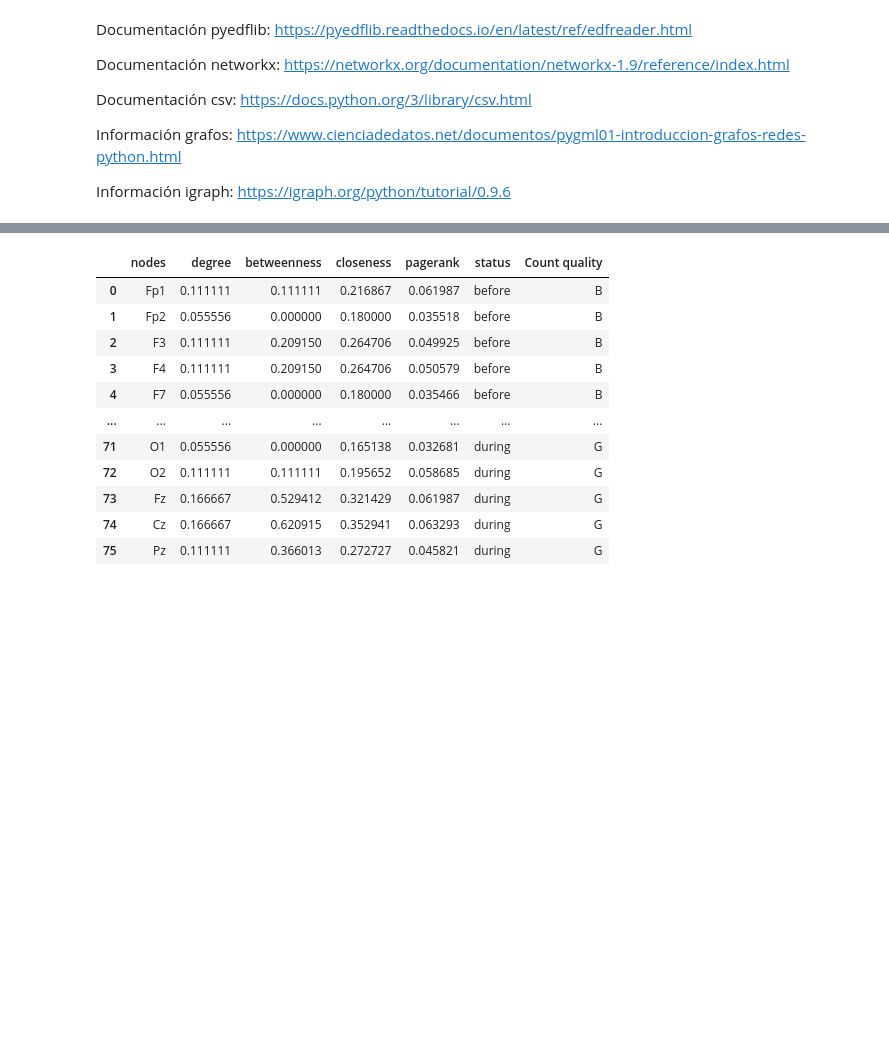
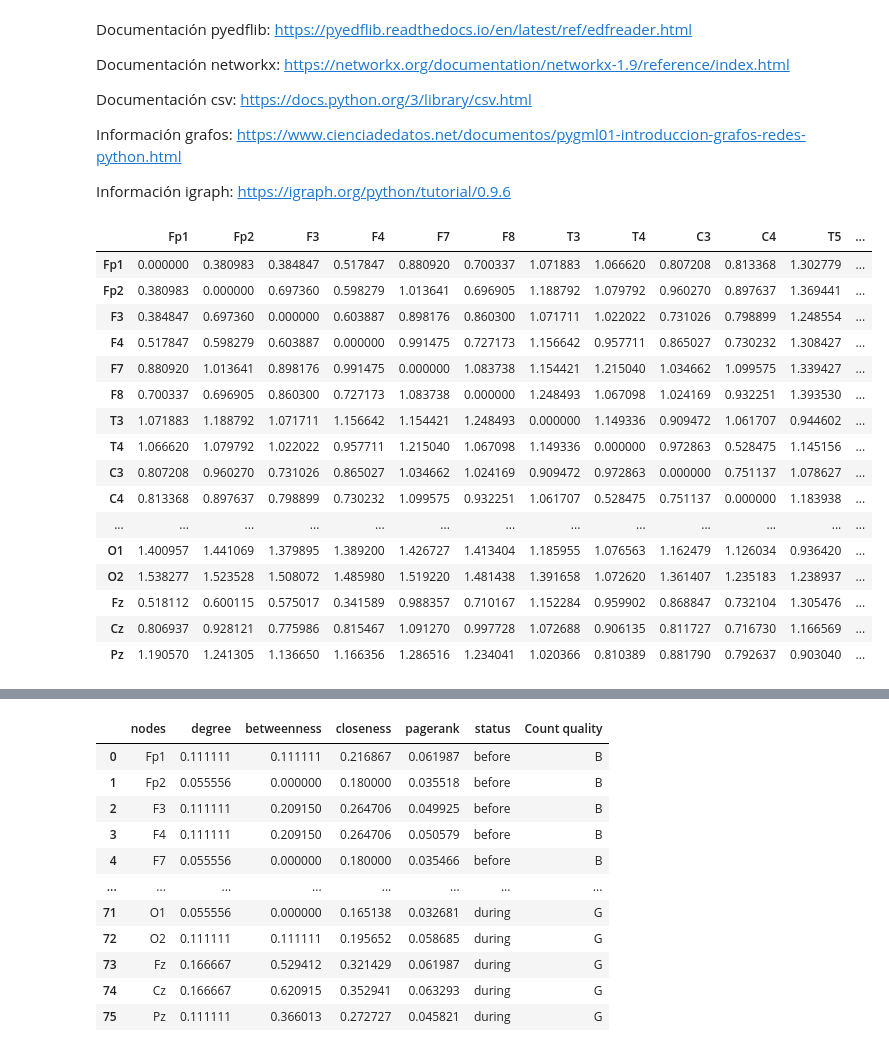
Before and after one commit to dosquisd/EEG-arithmetic-task, a Jupyter notebook: EEG.ipynb, the cells around one changed output, grey strips where cells are left out. Saved outputs shown, nothing was run; the diff lists cells and outputs as text; code cells hidden in the pictures; blank space fills up the shorter version.

```diff
--- a/EEG.ipynb
+++ b/EEG.ipynb
@@ -124,13 +124,36 @@ def get_centrality_from_df(df_distances: pd.DataFrame) -> pd.DataFrame:
 # %%
 path: str = 'Archivos\\Subject00\\csv\\Subject00_1.csv'
 df: pd.DataFrame = pd.read_csv(path, sep=';')
 
 df['EEG channels'] = CHANNELS
 df = df.set_index('EEG channels')
 
 df = np.transpose(df)
 
 # Hacer la matriz de correlación
 df_correlation: pd.DataFrame = df.corr()
 
-df_correlation
+# Obtener las listas de las distancias a partir de las correlaciones
+# Dij = sqrt(2 * (1 - Cij))
+
+df_distances: pd.DataFrame = pd.DataFrame(np.sqrt(2 * (1 - df_correlation)), index=CHANNELS, columns=CHANNELS)
+
+df_distances
+# %% [output]
+|  | Fp1 | Fp2 | F3 | F4 | F7 | F8 | T3 | T4 | C3 | C4 | T5 | ... |
+| Fp1 | 0.000000 | 0.380983 | 0.384847 | 0.517847 | 0.880920 | 0.700337 | 1.071883 | 1.066620 | 0.807208 | 0.813368 | 1.302779 | ... |
+| Fp2 | 0.380983 | 0.000000 | 0.697360 | 0.598279 | 1.013641 | 0.696905 | 1.188792 | 1.079792 | 0.960270 | 0.897637 | 1.369441 | ... |
+| F3 | 0.384847 | 0.697360 | 0.000000 | 0.603887 | 0.898176 | 0.860300 | 1.071711 | 1.022022 | 0.731026 | 0.798899 | 1.248554 | ... |
+| F4 | 0.517847 | 0.598279 | 0.603887 | 0.000000 | 0.991475 | 0.727173 | 1.156642 | 0.957711 | 0.865027 | 0.730232 | 1.308427 | ... |
+| F7 | 0.880920 | 1.013641 | 0.898176 | 0.991475 | 0.000000 | 1.083738 | 1.154421 | 1.215040 | 1.034662 | 1.099575 | 1.339427 | ... |
+| F8 | 0.700337 | 0.696905 | 0.860300 | 0.727173 | 1.083738 | 0.000000 | 1.248493 | 1.067098 | 1.024169 | 0.932251 | 1.393530 | ... |
+| T3 | 1.071883 | 1.188792 | 1.071711 | 1.156642 | 1.154421 | 1.248493 | 0.000000 | 1.149336 | 0.909472 | 1.061707 | 0.944602 | ... |
+| T4 | 1.066620 | 1.079792 | 1.022022 | 0.957711 | 1.215040 | 1.067098 | 1.149336 | 0.000000 | 0.972863 | 0.528475 | 1.145156 | ... |
+| C3 | 0.807208 | 0.960270 | 0.731026 | 0.865027 | 1.034662 | 1.024169 | 0.909472 | 0.972863 | 0.000000 | 0.751137 | 1.078627 | ... |
+| C4 | 0.813368 | 0.897637 | 0.798899 | 0.730232 | 1.099575 | 0.932251 | 1.061707 | 0.528475 | 0.751137 | 0.000000 | 1.183938 | ... |
+| ... | ... | ... | ... | ... | ... | ... | ... | ... | ... | ... | ... | ... |
+| O1 | 1.400957 | 1.441069 | 1.379895 | 1.389200 | 1.426727 | 1.413404 | 1.185955 | 1.076563 | 1.162479 | 1.126034 | 0.936420 | ... |
+| O2 | 1.538277 | 1.523528 | 1.508072 | 1.485980 | 1.519220 | 1.481438 | 1.391658 | 1.072620 | 1.361407 | 1.235183 | 1.238937 | ... |
+| Fz | 0.518112 | 0.600115 | 0.575017 | 0.341589 | 0.988357 | 0.710167 | 1.152284 | 0.959902 | 0.868847 | 0.732104 | 1.305476 | ... |
+| Cz | 0.806937 | 0.928121 | 0.775986 | 0.815467 | 1.091270 | 0.997728 | 1.072688 | 0.906135 | 0.811727 | 0.716730 | 1.166569 | ... |
+| Pz | 1.190570 | 1.241305 | 1.136650 | 1.166356 | 1.286516 | 1.234041 | 1.020366 | 0.810389 | 0.881790 | 0.792637 | 0.903040 | ... |
```
Also changed, not shown: parts of 27 cells of this notebook.
